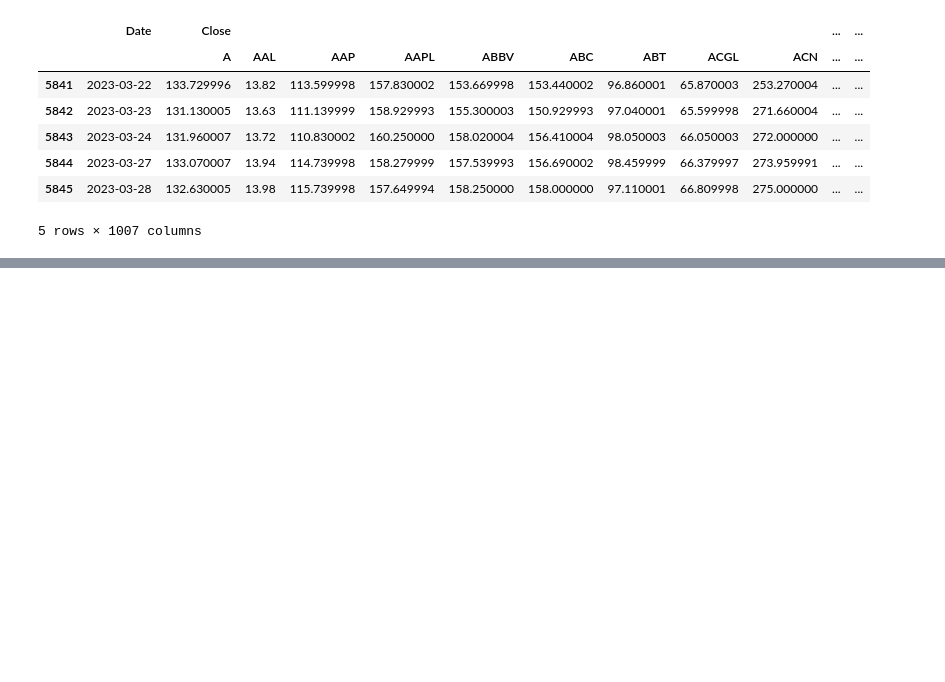
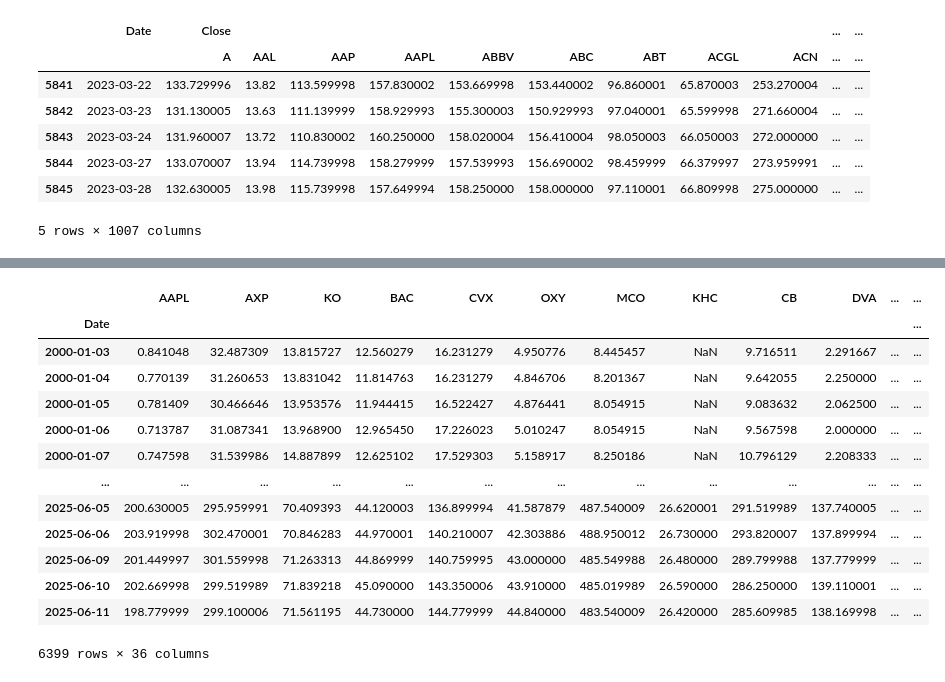
Before and after one commit to i-Legacy/proyecto-final-datos, a Jupyter notebook: EDA_principal.ipynb, the cells around one changed output, grey strips where cells are left out. Saved outputs shown, nothing was run; the diff lists cells and outputs as text; code cells hidden in the pictures; blank space fills up the shorter version.

```diff
--- a/EDA_principal.ipynb
+++ b/EDA_principal.ipynb
@@ -402,0 +405,7 @@ df_data.to_csv('data/sp500_data.csv', index=False)
+# %%
+# Definir el rango de fechas
+start_date = '2000-01-01'
+end_date = '2025-06-20'
+# %%
+df_bh = pd.read_csv("data/berkshire_porfolio.csv")
+df_bh.head()
@@ -402,0 +419,12 @@ df_data.to_csv('data/sp500_data.csv', index=False)
+# %%
+# Crear un DataFrame vacío para almacenar los datos
+sp500_data = pd.DataFrame()
+# %%
+# Iterar a través de cada compañia del SP500 y agregamos los datos al Dataframe creado
+for _, company in df_bh.iterrows():
+    symbol = company['Stock']
+    # Descargamos los datos de cada compañia
+    data = yf.download(str(symbol), start=start_date, end=end_date)['Close']
+    if len(data) > 0:
+        # data = data.to_frame()
+        sp500_data = sp500_data.join(data, how='outer')
@@ -402,0 +449,19 @@ df_data.to_csv('data/sp500_data.csv', index=False)
+# %%
+#Visualizamos ambos dataframes dataframes
+
+sp500_data.head(-5)
+# %% [output]
+|  | AAPL | AXP | KO | BAC | CVX | OXY | MCO | KHC | CB | DVA | ... | ... |
+| Date |  |  |  |  |  |  |  |  |  |  |  | ... |
+| 2000-01-03 | 0.841048 | 32.487309 | 13.815727 | 12.560279 | 16.231279 | 4.950776 | 8.445457 | NaN | 9.716511 | 2.291667 | ... | ... |
+| 2000-01-04 | 0.770139 | 31.260653 | 13.831042 | 11.814763 | 16.231279 | 4.846706 | 8.201367 | NaN | 9.642055 | 2.250000 | ... | ... |
+| 2000-01-05 | 0.781409 | 30.466646 | 13.953576 | 11.944415 | 16.522427 | 4.876441 | 8.054915 | NaN | 9.083632 | 2.062500 | ... | ... |
+| 2000-01-06 | 0.713787 | 31.087341 | 13.968900 | 12.965450 | 17.226023 | 5.010247 | 8.054915 | NaN | 9.567598 | 2.000000 | ... | ... |
+| 2000-01-07 | 0.747598 | 31.539986 | 14.887899 | 12.625102 | 17.529303 | 5.158917 | 8.250186 | NaN | 10.796129 | 2.208333 | ... | ... |
+| ... | ... | ... | ... | ... | ... | ... | ... | ... | ... | ... | ... | ... |
+| 2025-06-05 | 200.630005 | 295.959991 | 70.409393 | 44.120003 | 136.899994 | 41.587879 | 487.540009 | 26.620001 | 291.519989 | 137.740005 | ... | ... |
+| 2025-06-06 | 203.919998 | 302.470001 | 70.846283 | 44.970001 | 140.210007 | 42.303886 | 488.950012 | 26.730000 | 293.820007 | 137.899994 | ... | ... |
+| 2025-06-09 | 201.449997 | 301.559998 | 71.263313 | 44.869999 | 140.759995 | 43.000000 | 485.549988 | 26.480000 | 289.799988 | 137.779999 | ... | ... |
+| 2025-06-10 | 202.669998 | 299.519989 | 71.839218 | 45.090000 | 143.350006 | 43.910000 | 485.019989 | 26.590000 | 286.250000 | 139.110001 | ... | ... |
+| 2025-06-11 | 198.779999 | 299.100006 | 71.561195 | 44.730000 | 144.779999 | 44.840000 | 483.540009 | 26.420000 | 285.609985 | 138.169998 | ... | ... |
+6399 rows × 36 columns
```
Also changed, not shown: parts of 10 cells of this notebook.
